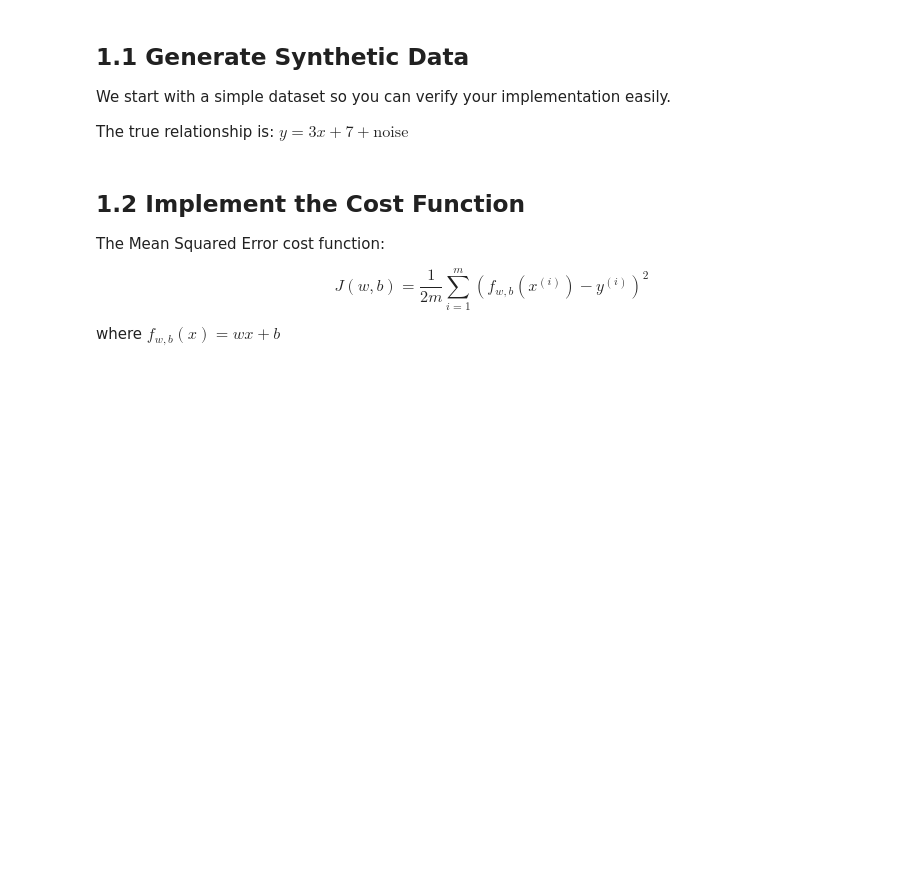
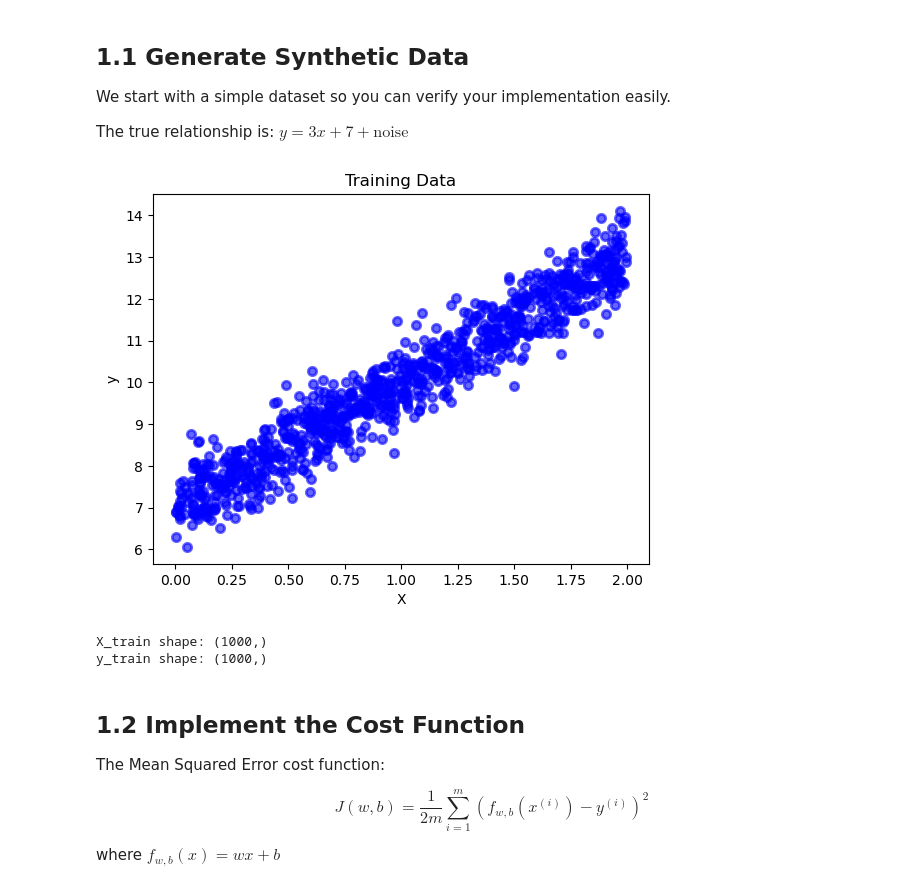
Before and after one commit to Graceliying82/ml_playground, a Jupyter notebook: notebooks/01_linear_regression/linear_regression.ipynb, the cells around one changed output. Cells and saved outputs as stored; diff of their text form; code cells hidden in the pictures; blank space fills up the shorter version.

```diff
--- a/notebooks/01_linear_regression/linear_regression.ipynb
+++ b/notebooks/01_linear_regression/linear_regression.ipynb
@@ -48,19 +48,25 @@ We start with a simple dataset so you can verify your implementation easily.
 The true relationship is: $y = 3x + 7 + \text{noise}$
 # %%
 # Generate training data
-m = 100  # number of training examples
+m = 1000  # number of training examples
 X_train = 2 * np.random.rand(m)
+#print(X_train)
 y_train = 3 * X_train + 7 + np.random.randn(m) * 0.5
+#print(y_train)
 
 # Visualize
-plt.scatter(X_train, y_train, alpha=0.6)
+plt.scatter(X_train, y_train, alpha=0.6, color="blue", linewidth=2)
 plt.xlabel("X")
 plt.ylabel("y")
 plt.title("Training Data")
 plt.show()
 
 print(f"X_train shape: {X_train.shape}")
 print(f"y_train shape: {y_train.shape}")
+# %% [output]
+[figure, added]
+X_train shape: (1000,)
+y_train shape: (1000,)
 # %% [markdown]
 ## 1.2 Implement the Cost Function
 
```
Also changed, not shown: parts of 16 cells of this notebook, 6 other files.
